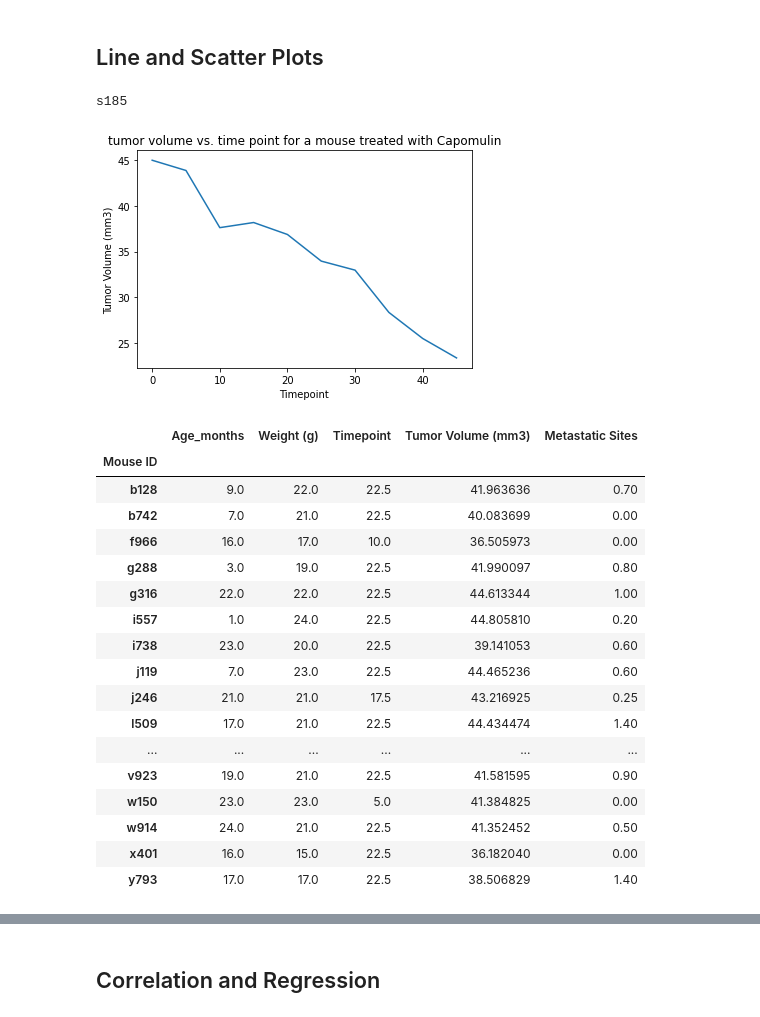
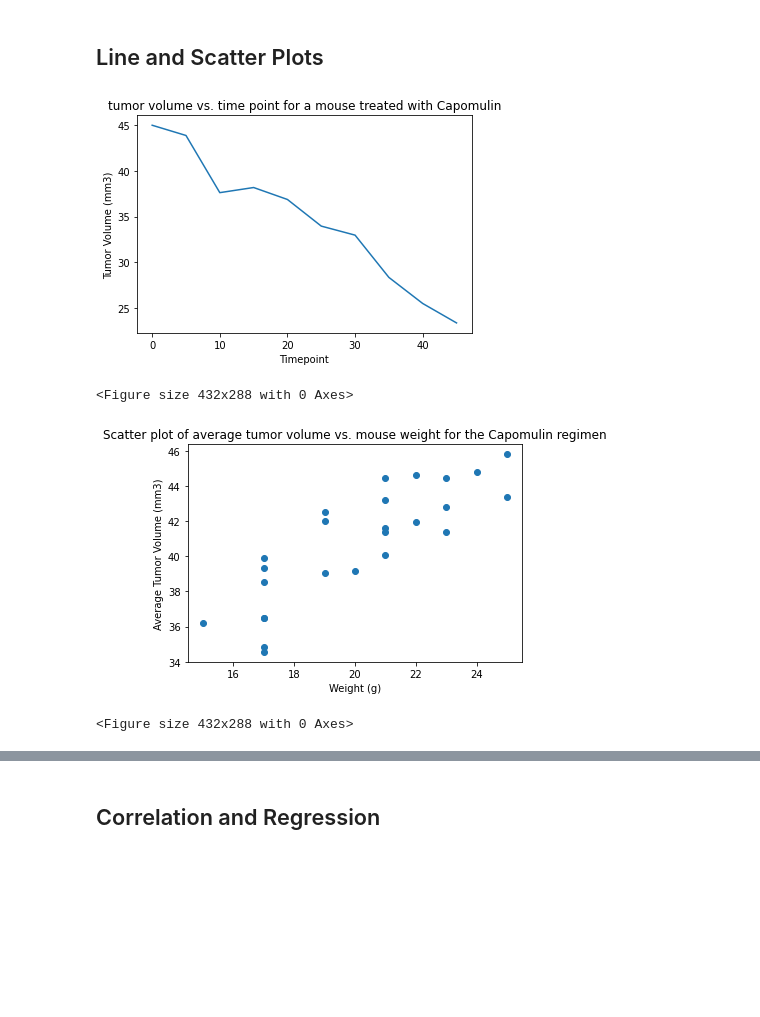
Before and after one commit to eliot1335/Pymaceuticals--Matplotlib-Visualization, a Jupyter notebook: Pymaceuticals/pymaceuticals.ipynb, the cells around one changed output, grey strips where cells are left out. Drawn from its saved outputs; the diff is of its cells as text; code cells hidden in the pictures; blank space fills up the shorter version.

```diff
--- a/Pymaceuticals/pymaceuticals.ipynb
+++ b/Pymaceuticals/pymaceuticals.ipynb
@@ -275,55 +293,41 @@ plt.xticks([1,2,3,4],treatments)
 # %% [markdown]
 ## Line and Scatter Plots
-# %%
-
-capo_mouse = cleaned_df["Mouse ID"][cleaned_df["Drug Regimen"] == "Capomulin"].values[0]
-
-print(capo_mouse)
-
-# find first mouse ID treated with Capomulin
-# %% [output]
-s185
 # %%
 # Generate a line plot of tumor volume vs. time point for a mouse treated with Capomulin
+
+# Find first mouse ID treated with Capomulin
+capo_mouse = cleaned_df["Mouse ID"][cleaned_df["Drug Regimen"] == "Capomulin"].values[0]
 
 capo_mouse_tumor_vol = cleaned_df.loc[cleaned_df["Mouse ID"] == capo_mouse , "Tumor Volume (mm3)"]
 capo_mouse_timepoint = cleaned_df.loc[cleaned_df["Mouse ID"] == capo_mouse , "Timepoint"]
 
 plt.plot(capo_mouse_timepoint, capo_mouse_tumor_vol)
-
 plt.title("tumor volume vs. time point for a mouse treated with Capomulin")
 plt.xlabel("Timepoint")
 plt.ylabel("Tumor Volume (mm3)")
-
-
-
 plt.show()
+plt.tight_layout()
 # %% [output]
 [figure]
+<Figure size 432x288 with 0 Axes>
 # %%
-# Create a df with only mice treated with Capomulin and average out values in all columns
+# Generate a scatter plot of average tumor volume vs. mouse weight for the Capomulin regimen
 
+# Create a df containing only  mice treated with Capomulin and average out values for all columns
 treatment_capo = cleaned_df[cleaned_df["Drug Regimen"].isin(["Capomulin"])]
 capo_avg = treatment_capo.groupby("Mouse ID").mean()
 capo_avg_df = pd.DataFrame(capo_avg)
 
-capo_avg_df
+
+capo_weight = capo_avg_df["Weight (g)"]
+capo_tumor_vol = capo_avg_df["Tumor Volume (mm3)"]
+
+plt.scatter(capo_weight, capo_tumor_vol)
+plt.title("Scatter plot of average tumor volume vs. mouse weight for the Capomulin regimen")
+plt.xlabel("Weight (g)")
+plt.ylabel("Average Tumor Volume (mm3)")
+plt.show()
+plt.tight_layout()
 # %% [output]
-|  | Age_months | Weight (g) | Timepoint | Tumor Volume (mm3) | Metastatic Sites |
-| Mouse ID |  |  |  |  |  |
-| b128 | 9.0 | 22.0 | 22.5 | 41.963636 | 0.70 |
-| b742 | 7.0 | 21.0 | 22.5 | 40.083699 | 0.00 |
-| f966 | 16.0 | 17.0 | 10.0 | 36.505973 | 0.00 |
-| g288 | 3.0 | 19.0 | 22.5 | 41.990097 | 0.80 |
-| g316 | 22.0 | 22.0 | 22.5 | 44.613344 | 1.00 |
-| i557 | 1.0 | 24.0 | 22.5 | 44.805810 | 0.20 |
-| i738 | 23.0 | 20.0 | 22.5 | 39.141053 | 0.60 |
-| j119 | 7.0 | 23.0 | 22.5 | 44.465236 | 0.60 |
-| j246 | 21.0 | 21.0 | 17.5 | 43.216925 | 0.25 |
-| l509 | 17.0 | 21.0 | 22.5 | 44.434474 | 1.40 |
-| ... | ... | ... | ... | ... | ... |
-| v923 | 19.0 | 21.0 | 22.5 | 41.581595 | 0.90 |
-| w150 | 23.0 | 23.0 | 5.0 | 41.384825 | 0.00 |
-| w914 | 24.0 | 21.0 | 22.5 | 41.352452 | 0.50 |
-| x401 | 16.0 | 15.0 | 22.5 | 36.182040 | 0.00 |
-| y793 | 17.0 | 17.0 | 22.5 | 38.506829 | 1.40 |
+[figure, added]
+<Figure size 432x288 with 0 Axes>
```
Also changed, not shown: parts of 19 cells of this notebook.
